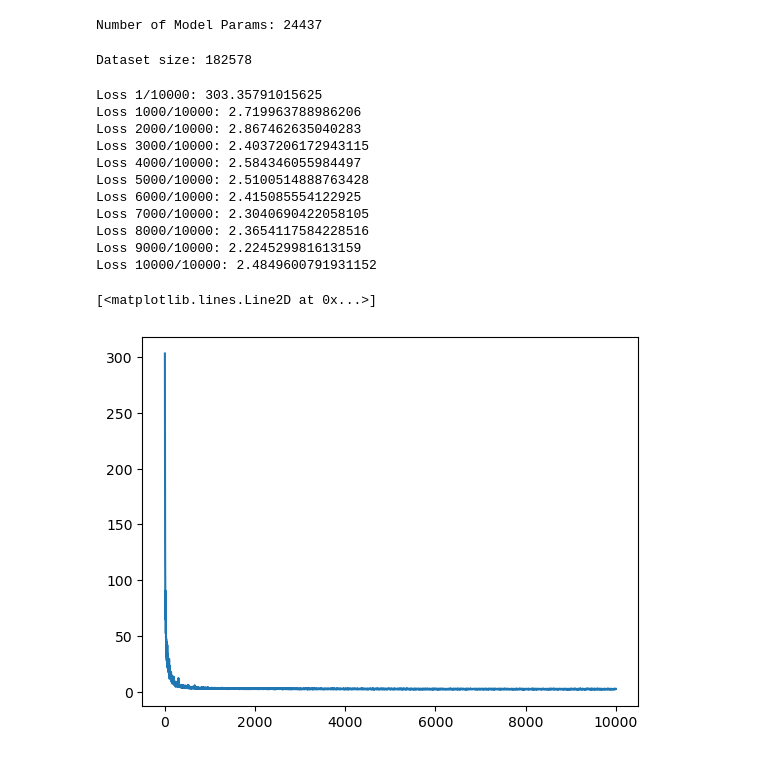
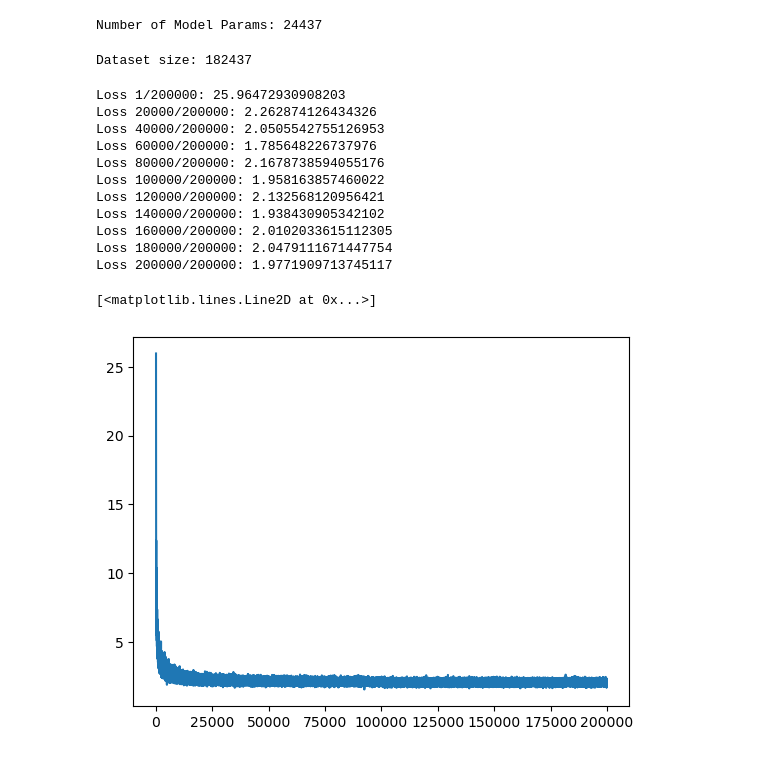
Before and after one commit to Ataago-AI/NN-Deep-Learning, a Jupyter notebook: basics/003_nn_mlp/004_MLP_GPU.ipynb, the cells around one changed output. Drawn from its saved outputs; the diff is of its cells as text; code cells hidden in the pictures.

```diff
--- a/basics/003_nn_mlp/004_MLP_GPU.ipynb
+++ b/basics/003_nn_mlp/004_MLP_GPU.ipynb
@@ -168,9 +168,9 @@ class MLP:
     def __call__(self, x):
 
         # Forward call
-        emb = self.C[x]                                       # C(CHARS, N_EMBEDS) X[N, CONTEXT_SIZE] --> emb(N, CONTEXT_SIZE, N_EMBEDS)
-        h = emb.view(emb.shape[0], -1) @ self.W1 + self.b1    # emb.view(N, CONTEXT_SIZE*N_EMBEDS) @ W1 + b1 --> (N, N_POSITIONS)
-        logits = h @ self.W2 + self.b2                        # --> logits(N, CHARS)
+        emb = self.C[x]                                                   # C(CHARS, N_EMBEDS) X[N, CONTEXT_SIZE] --> emb(N, CONTEXT_SIZE, N_EMBEDS)
+        h = torch.tanh(emb.view(emb.shape[0], -1) @ self.W1 + self.b1)    # emb.view(N, CONTEXT_SIZE*N_EMBEDS) @ W1 + b1 --> (N, N_POSITIONS)
+        logits = h @ self.W2 + self.b2                                    # --> logits(N, CHARS)
         return logits
 
     def to(self, device):
@@ -208,7 +200,7 @@ class Trainer:
     def get_batch_idxs(x, batch_size):
         return torch.randint(0, x.shape[0], size=(batch_size,))
 
-    def train(self, x, y, batch_size=32, epochs=10, lr=0.1):
+    def train(self, x, y, batch_size=32, epochs=10, lrs=(0.1, 0.01), lr_decay_epoch=5):
         print(f"Dataset size: {len(x)}")
         epochs += self.epochs
         delta_epochs = epochs - self.epochs
@@ -230,6 +222,7 @@ class Trainer:
             loss.backward()
 
             # Optimizer
+            lr = lrs[0] if epoch < lr_decay_epoch else lrs[1]
             for p in model.parameters: p.data -= lr * p.grad
 
         self.epochs += delta_epochs
@@ -260,21 +251,21 @@ Number of Model Params: 24437
 model.to("cuda")
 # %%
 trainer = Trainer(model=model)
-# %%
-losses = trainer.train(x=X_train, y=Y_train, batch_size=BATCH_SIZE, epochs=10000, lr=0.1)
-plt.plot(losses)
-# %% [output]
-Dataset size: 182578
-Loss 1/10000: 303.35791015625
-Loss 1000/10000: 2.719963788986206
-Loss 2000/10000: 2.867462635040283
-Loss 3000/10000: 2.4037206172943115
-Loss 4000/10000: 2.584346055984497
-Loss 5000/10000: 2.5100514888763428
-Loss 6000/10000: 2.415085554122925
-Loss 7000/10000: 2.3040690422058105
-Loss 8000/10000: 2.3654117584228516
-Loss 9000/10000: 2.224529981613159
-Loss 10000/10000: 2.4849600791931152
-[<matplotlib.lines.Line2D at 0x...>]
-[figure, removed]
+# %%
+losses = trainer.train(x=X_train, y=Y_train, batch_size=BATCH_SIZE, epochs=200_000, lrs=(0.1, 0.01), lr_decay_epoch=100_000)
+plt.plot(losses)
+# %% [output]
+Dataset size: 182437
+Loss 1/200000: 25.96472930908203
+Loss 20000/200000: 2.262874126434326
+Loss 40000/200000: 2.0505542755126953
+Loss 60000/200000: 1.785648226737976
+Loss 80000/200000: 2.1678738594055176
+Loss 100000/200000: 1.958163857460022
+Loss 120000/200000: 2.132568120956421
+Loss 140000/200000: 1.938430905342102
+Loss 160000/200000: 2.0102033615112305
+Loss 180000/200000: 2.0479111671447754
+Loss 200000/200000: 1.9771909713745117
+[<matplotlib.lines.Line2D at 0x...>]
+[figure, added]
```
Also changed, not shown: parts of 13 cells of this notebook, 3 other files.
